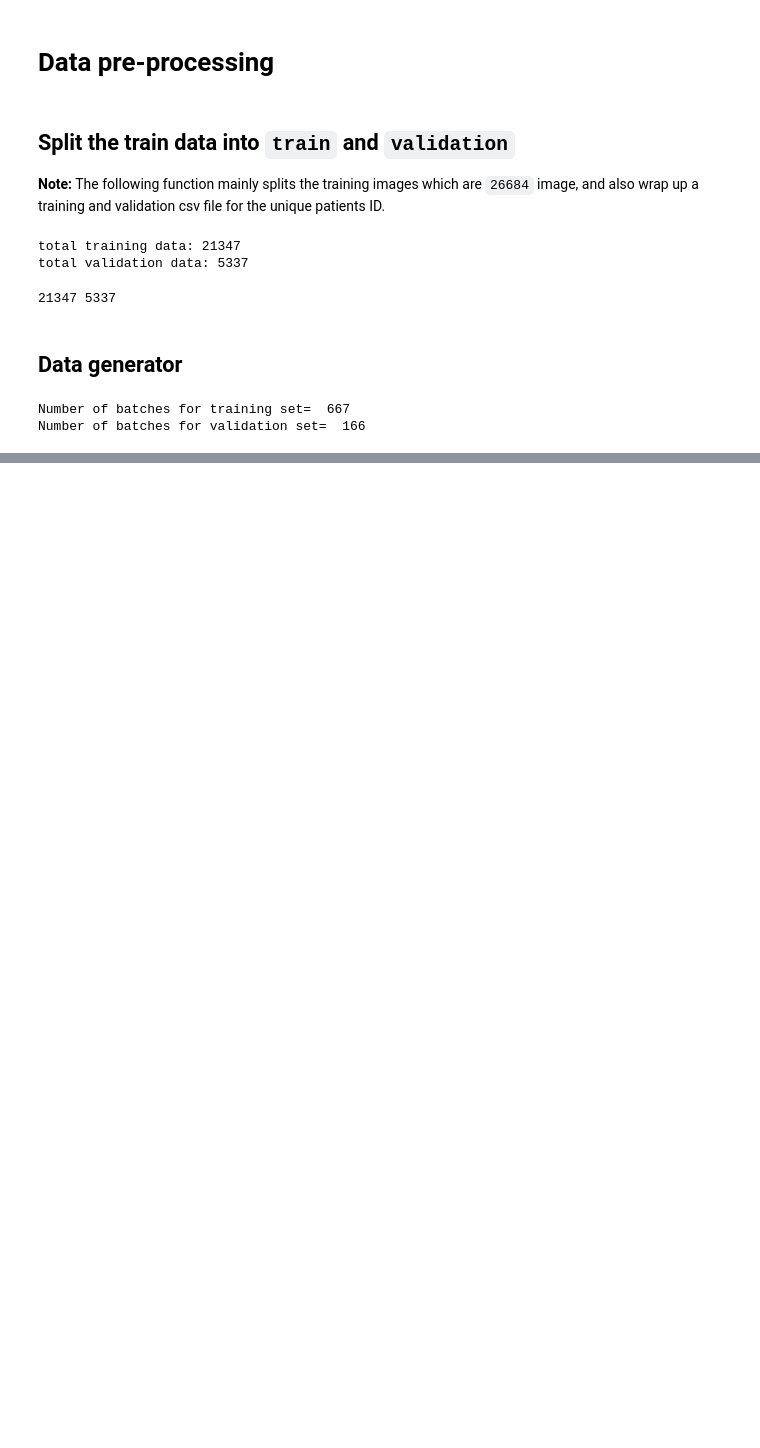
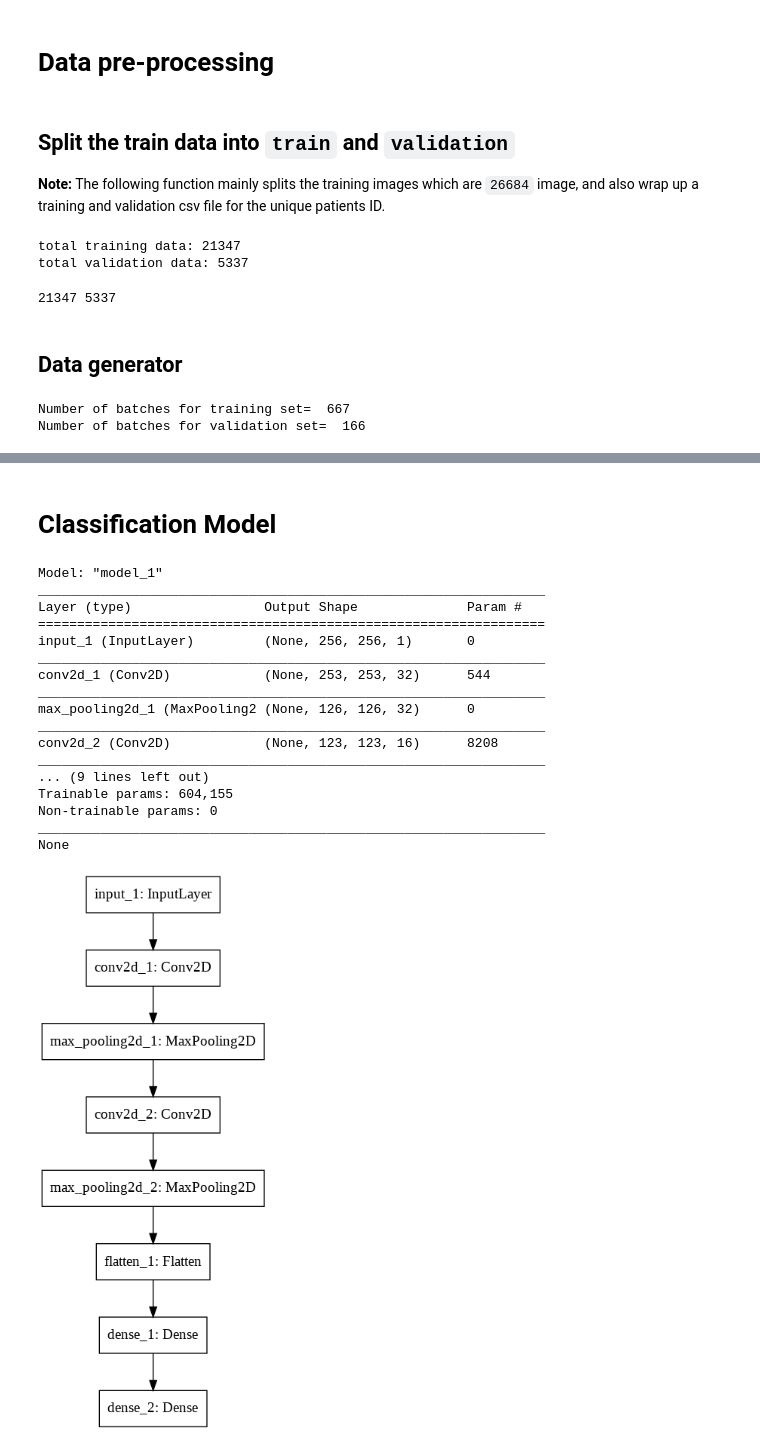
Before and after one commit to omarsayed7/RSNA-Pneumonia-Detection, a Jupyter notebook: RSNA_Pneumonia_Detection.ipynb, the cells around one changed output, grey strips where cells are left out. Saved outputs shown, nothing was run; the diff lists cells and outputs as text; code cells hidden in the pictures; blank space fills up the shorter version.

Commit message:
starting with base line model for classification

```diff
--- a/RSNA_Pneumonia_Detection.ipynb
+++ b/RSNA_Pneumonia_Detection.ipynb
@@ -620,0 +630,35 @@ draw(img,x,y,h,w)
+# %% [markdown]
+# Classification Model
+# %%
+input_img = Input(shape=(256,256,1))
+conv1 = Convolution2D(32, kernel_size=4, activation='relu')(input_img)
+pool1 = MaxPooling2D(pool_size=(2, 2))(conv1)
+conv2 = Convolution2D(16, kernel_size=4, activation='relu')(pool1)
+pool2 = MaxPooling2D(pool_size=(2, 2))(conv2)
+flat = Flatten()(pool2)
+hidden1 = Dense(10, activation='relu')(flat)
+output = Dense(3, activation='softmax')(hidden1)
+model = Model(inputs=input_img, outputs=output)
+# summarize layers
+print(model.summary())
+# plot graph
+plot_model(model, to_file='convolutional_neural_network.png')
+# %% [output]
+Model: "model_1"
+_________________________________________________________________
+Layer (type)                 Output Shape              Param #
+=================================================================
+input_1 (InputLayer)         (None, 256, 256, 1)       0
+_________________________________________________________________
+conv2d_1 (Conv2D)            (None, 253, 253, 32)      544
+_________________________________________________________________
+max_pooling2d_1 (MaxPooling2 (None, 126, 126, 32)      0
+_________________________________________________________________
+conv2d_2 (Conv2D)            (None, 123, 123, 16)      8208
+_________________________________________________________________
+... (9 lines left out)
+Trainable params: 604,155
+Non-trainable params: 0
+_________________________________________________________________
+None
+[figure, added]
```
Also changed, not shown: parts of 23 cells of this notebook.
